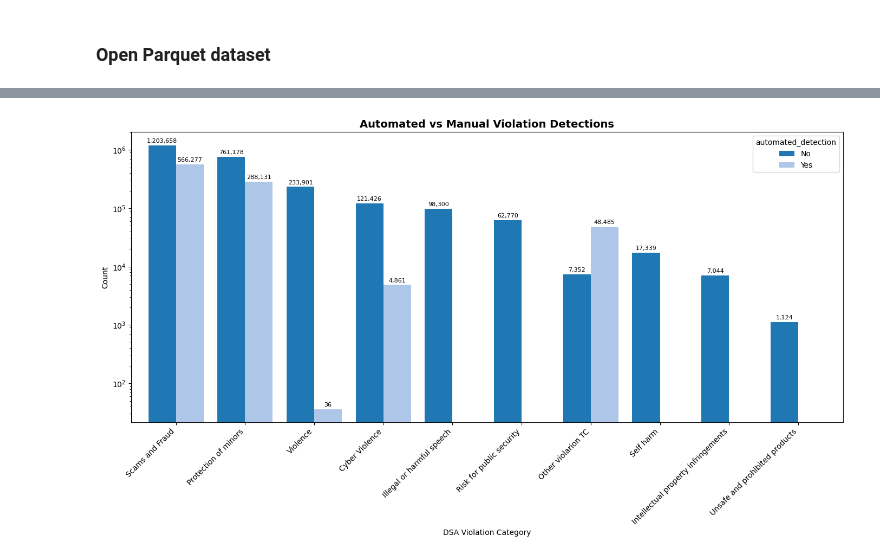
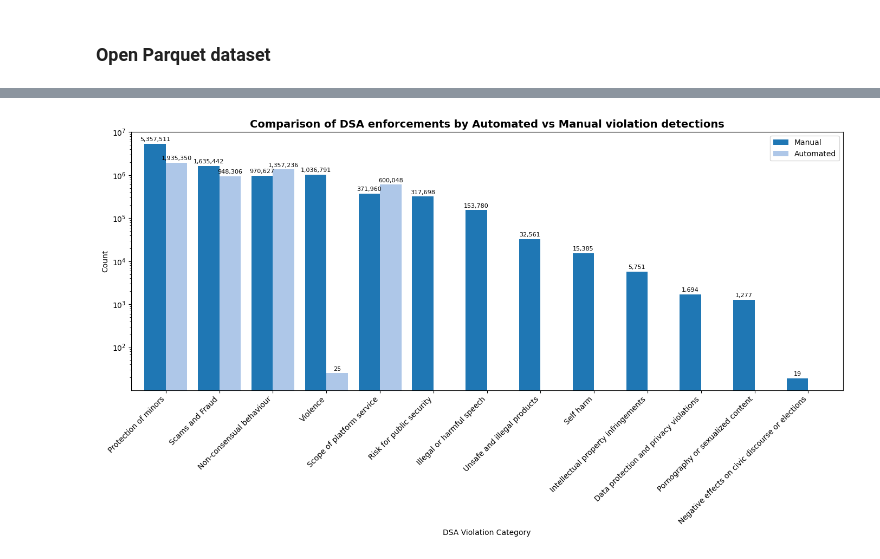
Before and after one commit to annaneliaa/discord-ccs, a Jupyter notebook: code/dsa.ipynb, the cells around one changed output, grey strips where cells are left out. Drawn from its saved outputs; the diff is of its cells as text; code cells hidden in the pictures.

```diff
--- a/code/dsa.ipynb
+++ b/code/dsa.ipynb
@@ -279,0 +386,15 @@ Name: source_type, Length: 3421882, dtype: object>
+# %%
+# find min and max date in filtered df
+min_date_filtered = filtered_df[date_col].min()
+max_date_filtered = filtered_df[date_col].max()
+print("\nFiltered Data date range:", min_date_filtered, "to", max_date_filtered)
+
+# find all rows in the frame that have automated_detection as not yes or no
+filtered_df = filtered_df[filtered_df['automated_detection'].isin(['yes', 'no', 'Yes', 'No', 'YES', 'NO'])]
+
+summary = summarize_df_columns(filtered_df)
+print(summary.to_markdown(index=False))
+
+print("\n")
+print(summary.to_latex(index=False))
+print("Shape of (filtered) dataframe:" , filtered_df.shape)
@@ -280,52 +419,62 @@ Name: source_type, Length: 3421882, dtype: object>
 # %%
+source_df = filtered_df.copy() if not filtered_df.empty else df_copy.copy()
+
 # histogram of automated decision vs manual decision for all categories
 cmap = plt.get_cmap('tab20')
 
 # prepare cross-tab of counts
 cat_col = 'category'
-dec_col = 'automated_detection' #'automated_decision'
+dec_col = 'automated_detection'
 ctab = pd.crosstab(
-    df[cat_col].astype(str).fillna('Unknown'),
-    df[dec_col].astype(str).fillna('Unknown')
+    source_df[cat_col].astype(str).fillna('Unknown'),
+    source_df[dec_col].astype(str).fillna('Unknown')
 )
 
+legend_labels = {'Yes': 'Automated', 'No': 'Manual'}
 
 top_idx = ctab.sum(axis=1).sort_values(ascending=False).index
 ctab = ctab.loc[top_idx]
 
 # ensure consistent color mapping (use first two colors)
 colors = [cmap(0), cmap(1)] if ctab.shape[1] >= 2 else [cmap(0)]
-
-fig, ax = plt.subplots(figsize=(14, 8))
-ctab.plot(kind='bar', ax=ax, color=colors, width=0.8)
 
 # map each x tick (category) through CATEGORY_MAPPING if available
 def map_label(lbl):
     if lbl in CATEGORY_MAPPING:
         return CATEGORY_MAPPING[lbl]
     key = str(lbl).strip()
     if key.upper() in CATEGORY_MAPPING:
         return CATEGORY_MAPPING[key.upper()]
     return key
 
+
+fig, ax = plt.subplots(figsize=(14, 8))
+ctab.plot(kind='bar', ax=ax, color=colors, width=0.8)
+
+# Map legend labels and remove title
+legend_labels = {'Yes': 'Automated', 'No': 'Manual'}
+ax.legend(labels=[legend_labels.get(col, col) for col in ctab.columns], title=None)
+
+# Map x tick labels
 mapped_labels = [map_label(lbl) for lbl in ctab.index]
+ax.set_xticklabels(mapped_labels, rotation=45, ha='right', fontsize=10)
 
 ax.set_yscale("log")
 ax.set_ylabel('Count')
 ax.set_xlabel("DSA Violation Category")
-ax.set_title('Automated vs Manual Violation Detections', fontsize=14, weight='bold')
-ax.legend(title=dec_col)
-ax.set_xticklabels(mapped_labels, rotation=45, ha='right', fontsize=10)
+ax.set_title('Comparison of DSA enforcements by Automated vs Manual violation detections', fontsize=14, weight='bold')
+
 plt.tight_layout()
 
-# optional: annotate counts on bars
+# Annotate counts
 for p in ax.patches:
     h = p.get_height()
     if h > 0:
         ax.annotate(f"{int(h):,}", (p.get_x() + p.get_width()/2, h),
                     ha='center', va='bottom', fontsize=8, xytext=(0, 2),
                     textcoords='offset points')
 
+plt.savefig("../img/automated_vs_manual_dsa_enforcements.png")
 plt.show()
 # %% [output]
-[figure, old version]
+[figure, new version]
```
Also changed, not shown: parts of 15 cells of this notebook, 3 other files.
